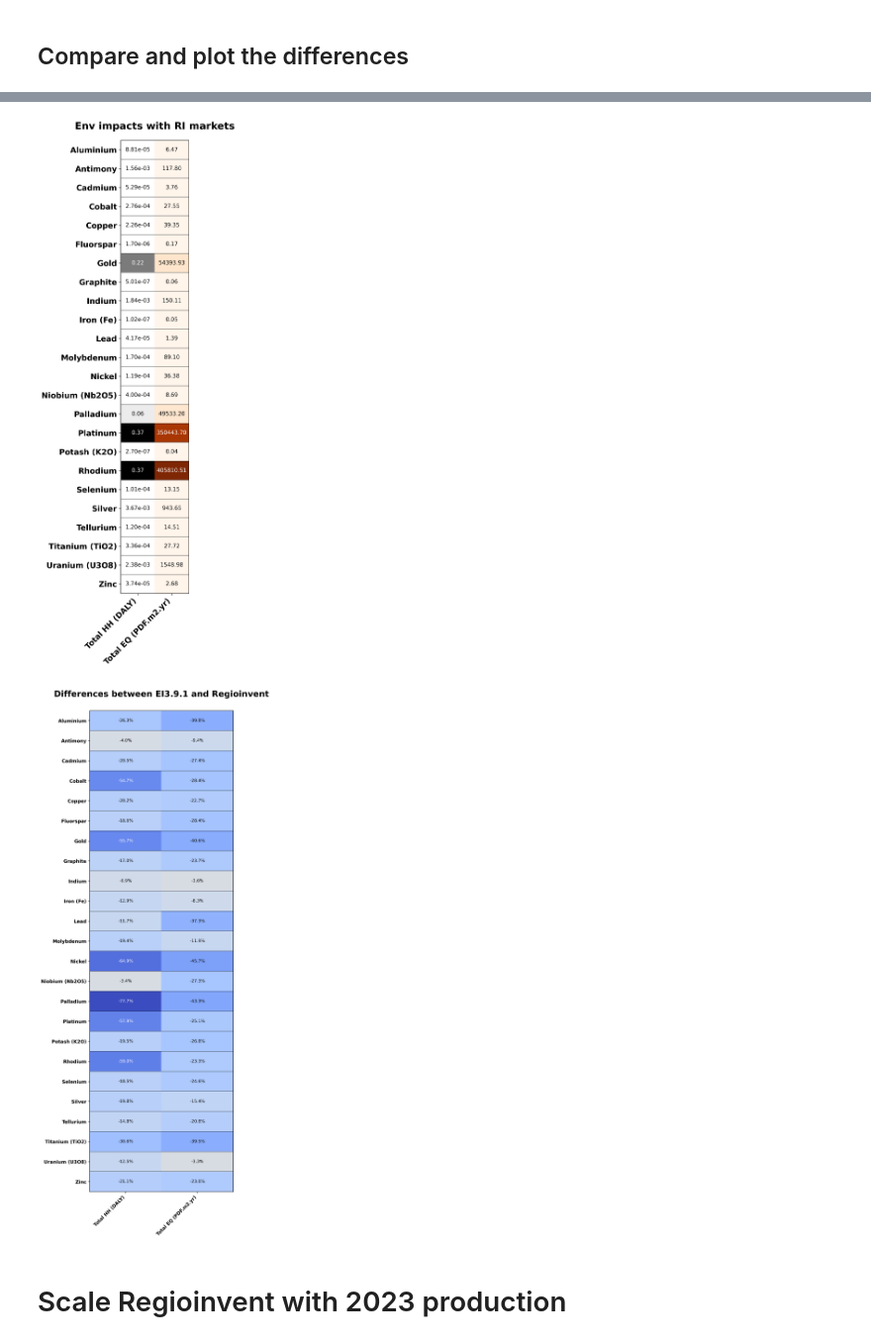
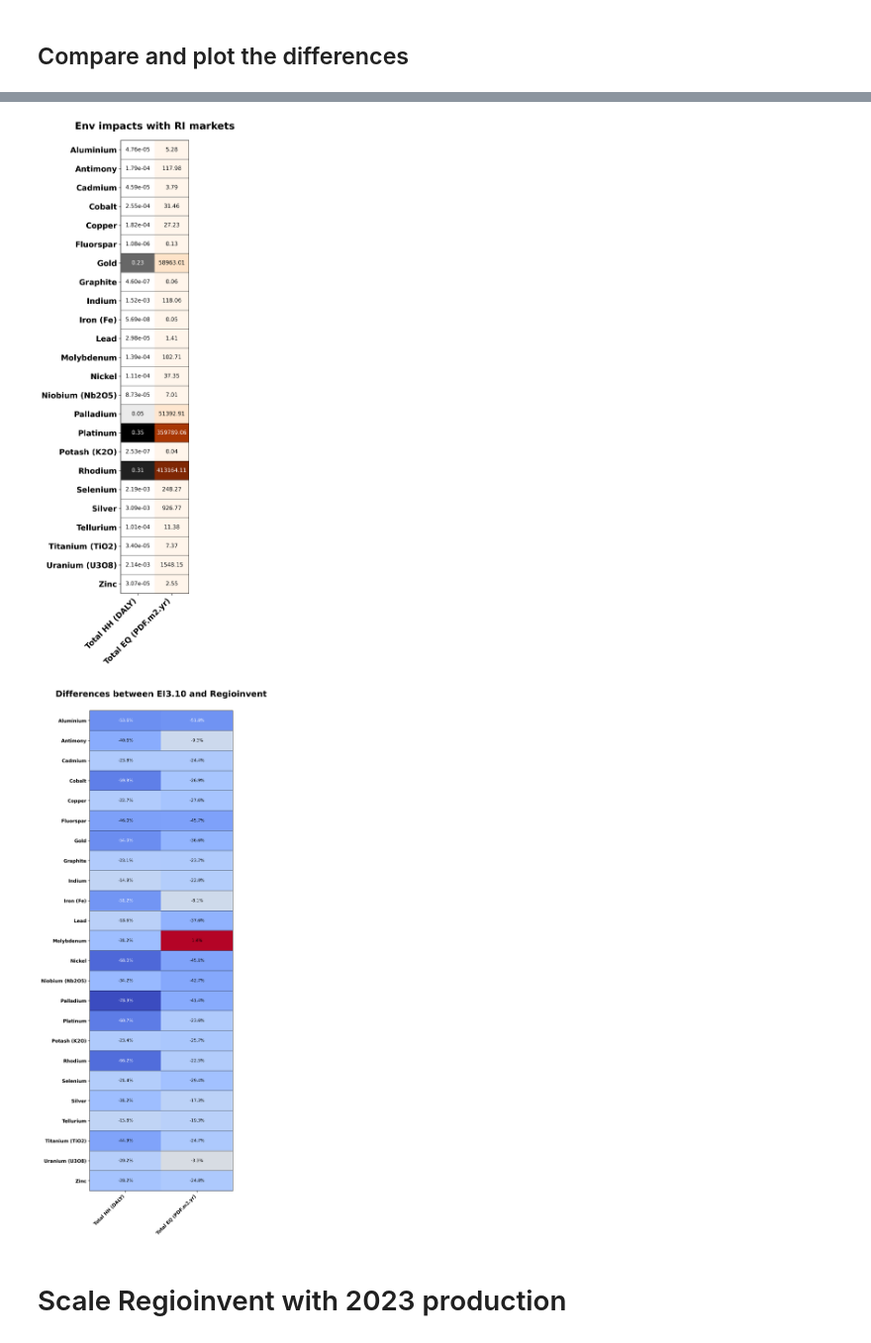
Before and after one commit to marpellan/regionalized_lci_mineral, a Jupyter notebook: 5. Production_LCAs_2023_Canada.ipynb, the cells around one changed output, grey strips where cells are left out. Shown at 99% size. Drawn from its saved outputs; the diff is of its cells as text; code cells hidden in the pictures.

```diff
--- a/5. Production_LCAs_2023_Canada.ipynb
+++ b/5. Production_LCAs_2023_Canada.ipynb
@@ -152,7 +31,7 @@ Databases dictionary with 9 object(s):
         graphite
         lithium
 # %%
-EI_DB = 'ecoinvent-3.9.1-cutoff'
+EI_DB = 'ecoinvent-3.10-cutoff'
 RI_DB = 'Regioinvent'
 # %%
 # From Ecoinvent
@@ -179,7 +58,7 @@ INVENTORIES_EI = {
     "Selenium": ("market for selenium", "selenium", "GLO"),
     "Silver": ("market for silver", "silver", "GLO"),
     "Tellurium": ("market for tellurium, semiconductor-grade", "tellurium, semiconductor-grade", "GLO"),
-    "Titanium (TiO2)": ("market for titanium", "titanium", "GLO"),
+    "Titanium (TiO2)": ("market for titanium dioxide", "titanium dioxide", "RoW"),
     "Uranium (U3O8)": ("market for uranium hexafluoride", "uranium hexafluoride", "RoW"),
     "Zinc": ("market for zinc", "zinc", "GLO")
 }
@@ -208,7 +87,7 @@ INVENTORIES_RI = {
     "Selenium": ("consumption market for selenium", "selenium", "CA"),
     "Silver": ("consumption market for silver", "silver", "CA"),
     "Tellurium": ("consumption market for tellurium, semiconductor-grade", "tellurium, semiconductor-grade", "CA"),
-    "Titanium (TiO2)": ("consumption market for titanium", "titanium", "CA"),
+    "Titanium (TiO2)": ("consumption market for titanium dioxide", "titanium dioxide", "CA"),
     "Uranium (U3O8)": ("consumption market for uranium hexafluoride", "uranium hexafluoride", "CA"),
     "Zinc": ("consumption market for zinc", "zinc", "CA")
 }
@@ -329,13 +208,13 @@ heatmap_lca(specific_lca_ri,
             title='Env impacts with RI markets',
             save_path='results/production_impacts_2023/env_impacts_markets_ri.png')
 # %% [output]
-[figure, old version]
+[figure, new version]
 # %%
 heatmap_db_comparison(specific_lca_ei,
                       specific_lca_ri,
-                    title="Differences between EI3.9.1 and Regioinvent",
+                    title="Differences between EI3.10 and Regioinvent",
                     save_path='results/production_impacts_2023/differences_ei_ri.png')
 # %% [output]
-[figure, old version]
+[figure, new version]
 # %% [markdown]
 # Scale Regioinvent with 2023 production
```
Also changed, not shown: parts of 21 cells of this notebook, 34 other files.
